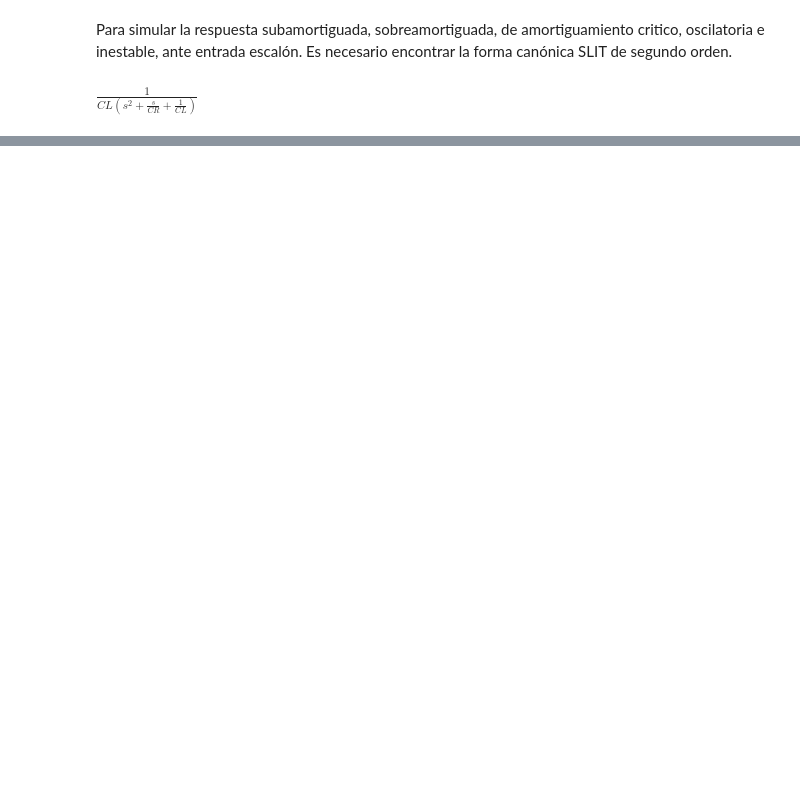
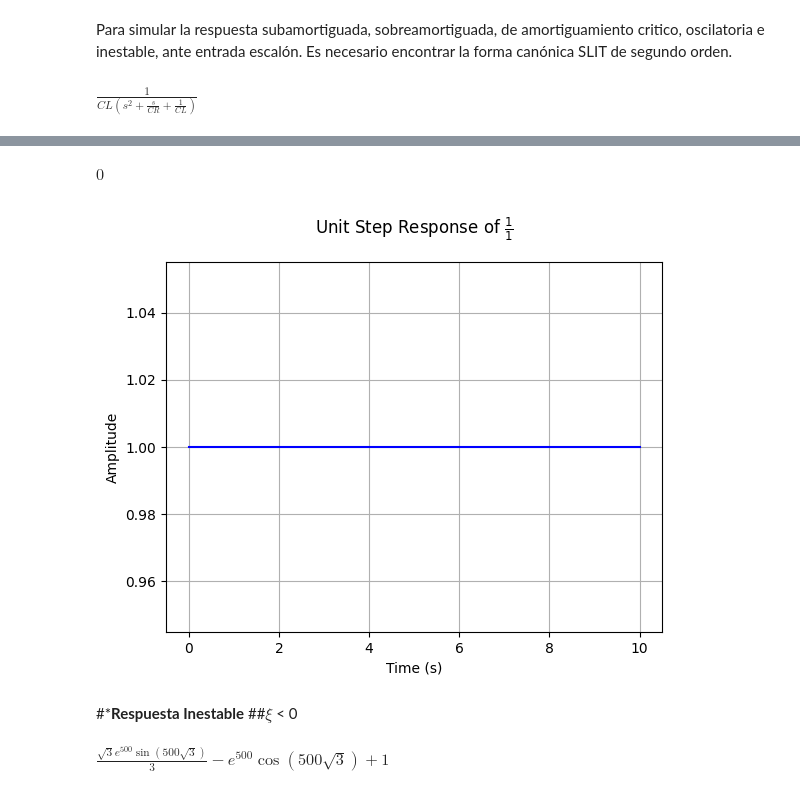
Before and after one commit to Julian27R/Trabajos, a Jupyter notebook: Ejercicios_simulación_SyS_nov_16-Laplace/Punto_4.ipynb, the cells around one changed output, grey strips where cells are left out. Saved outputs shown, nothing was run; the diff lists cells and outputs as text; code cells hidden in the pictures; blank space fills up the shorter version.

```diff
--- a/Ejercicios_simulación_SyS_nov_16-Laplace/Punto_4.ipynb
+++ b/Ejercicios_simulación_SyS_nov_16-Laplace/Punto_4.ipynb
@@ -93,0 +143,32 @@ $\displaystyle - \frac{1}{2}$
+# %%
+RLC = {R: 17, L: 0, C: 47}#valores utilizados para la simulación
+Ye = Yp.subs(RLC)
+for j in range(len(Ye.args)):
+    if j==0:
+      yt = sym.inverse_laplace_transform(Ye.args[j], s, t)
+    else:
+      yt+= sym.inverse_laplace_transform(Ye.args[j], s, t)
+
+yt
+# %% [output]
+$\displaystyle 0$
+# %%
+HRLC=control.TransferFunction(Hi.num,Hi.den.subs(RLC),s)
+control.step_response_plot(HRLC)
+# %% [output]
+[figure, added]
+# %% [markdown]
+#***Respuesta Inestable**
+##$\xi$ < 0
+# %%
+RLC = {R: -1, L: 1, C: 1}#valores utilizados para la simulación
+Ye = Yp.subs(RLC)
+for j in range(len(Ye.args)):
+    if j==0:
+      yt = sym.inverse_laplace_transform(Ye.args[j], s, t)
+    else:
+      yt+= sym.inverse_laplace_transform(Ye.args[j], s, t)
+
+yt
+# %% [output]
+$\displaystyle \frac{\sqrt{3} e^{500} \sin{\left(500 \sqrt{3} \right)}}{3} - e^{500} \cos{\left(500 \sqrt{3} \right)} + 1$
```
Also changed, not shown: parts of 20 cells of this notebook.
